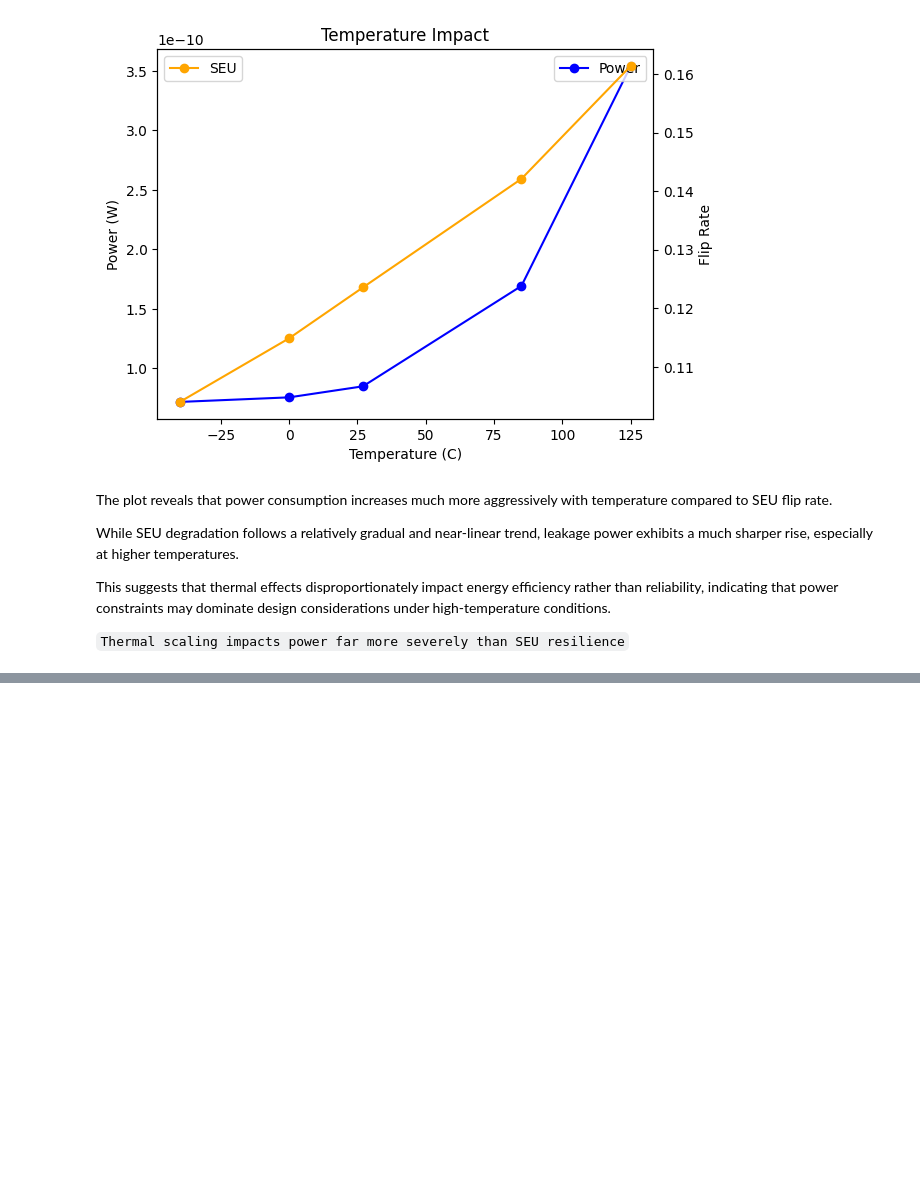
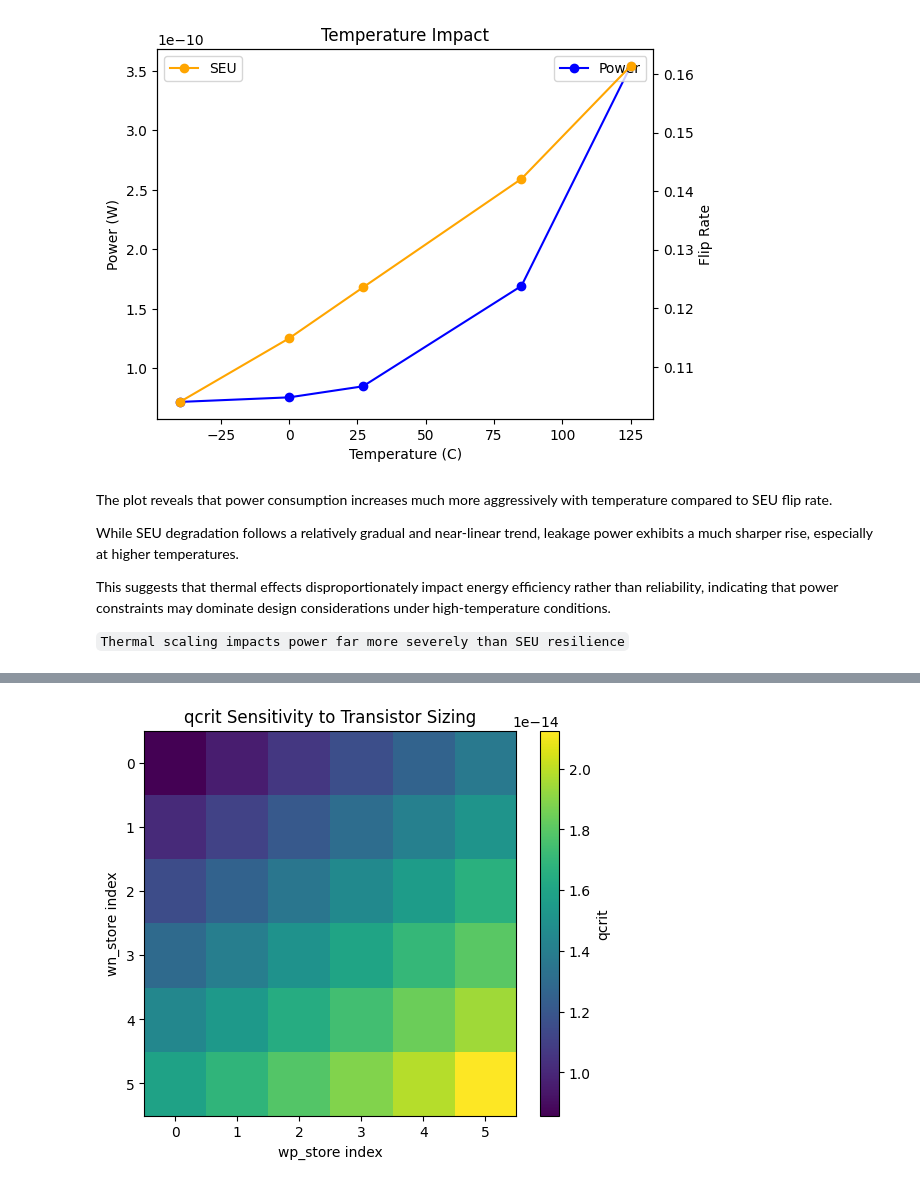
Before and after one commit to gannon1penn/ESE5760_Final_Project, a Jupyter notebook: sram_analysis.ipynb, the cells around one changed output, grey strips where cells are left out. Cells and saved outputs as stored; diff of their text form; code cells hidden in the pictures; blank space fills up the shorter version.

```diff
--- a/sram_analysis.ipynb
+++ b/sram_analysis.ipynb
@@ -425,0 +510,19 @@ This suggests that thermal effects disproportionately impact energy efficiency r
+# %%
+pivot = df_full.pivot_table(
+    values="qcrit_fC",
+    index="wn_store",
+    columns="wp_store",
+    aggfunc="mean"
+)
+
+plt.figure(figsize=(6,5))
+plt.imshow(pivot, aspect='auto')
+plt.colorbar(label="qcrit")
+
+plt.xlabel("wp_store index")
+plt.ylabel("wn_store index")
+plt.title("qcrit Sensitivity to Transistor Sizing")
+
+plt.show()
+# %% [output]
+[figure, added]
```
Also changed, not shown: parts of 15 cells of this notebook, 3 other files.
